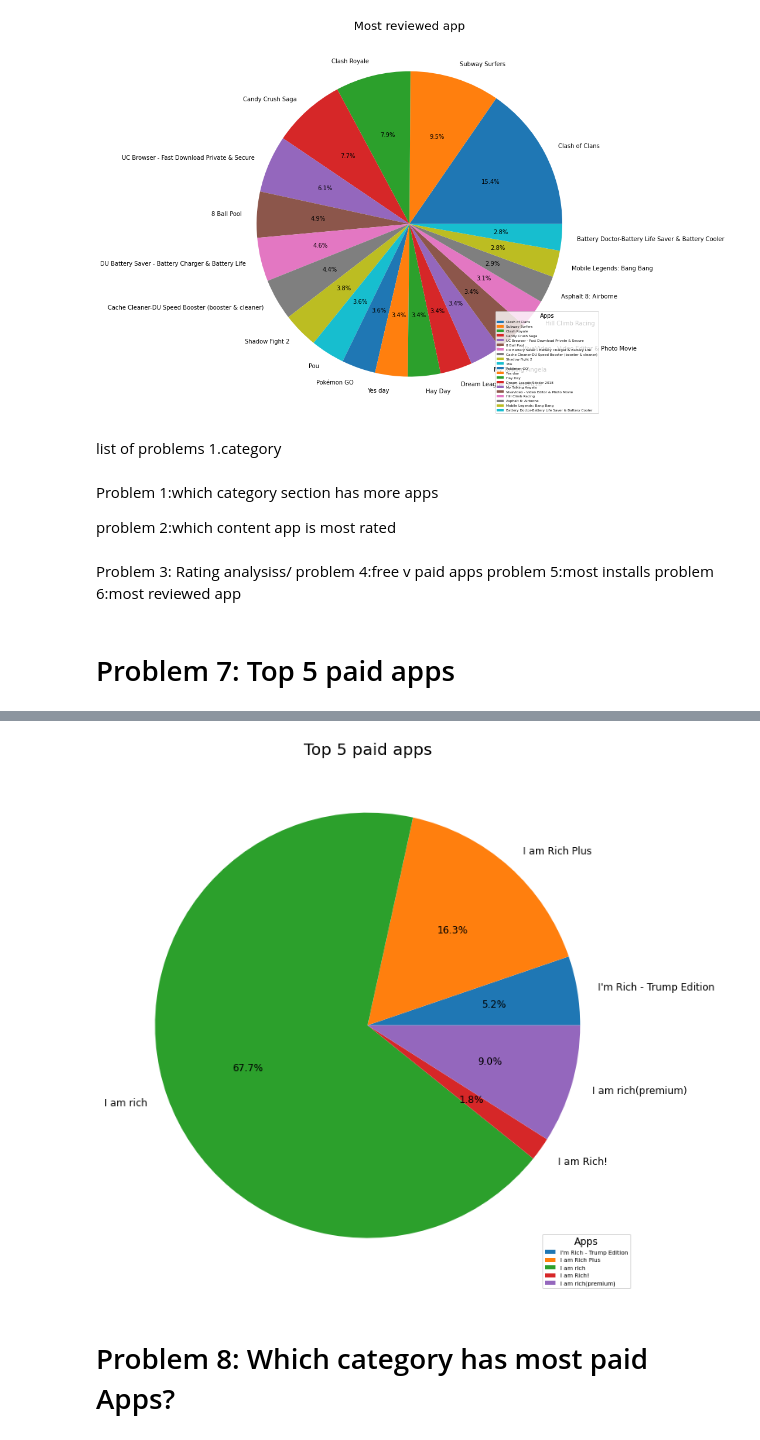
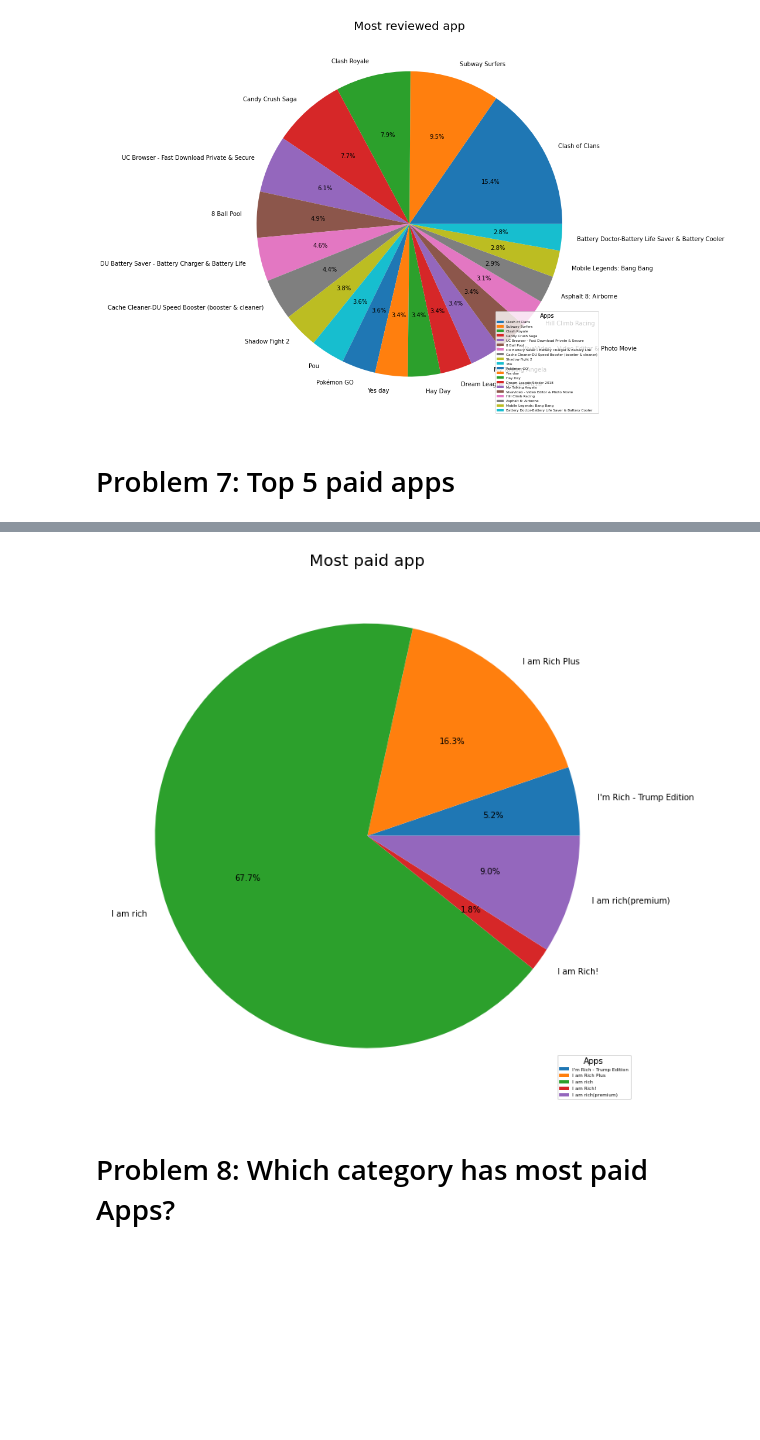
Before and after one commit to Meghanah97/Playstore_data_analysis, a Jupyter notebook: Copy_of_Copy_of_Play_Store_App_Review_Analysis_Capstone_Project.ipynb, the cells around one changed output, grey strips where cells are left out. Cells and saved outputs as stored; diff of their text form; code cells hidden in the pictures; blank space fills up the shorter version.

```diff
--- a/Copy_of_Copy_of_Play_Store_App_Review_Analysis_Capstone_Project.ipynb
+++ b/Copy_of_Copy_of_Play_Store_App_Review_Analysis_Capstone_Project.ipynb
@@ -445,18 +445,6 @@ plt.legend(Apps_with_Highest_rev.App,
           );
 # %% [output]
 [figure]
-# %% [markdown]
-list of problems
-1.category
-# %% [markdown]
-Problem 1:which category section has more apps
-
-problem 2:which content app is most rated
-# %% [markdown]
-Problem 3: Rating analysiss/
-problem 4:free v paid apps
-problem 5:most installs
-problem 6:most reviewed app
 # %% [markdown]
 # Problem 7: Top 5 paid apps
 # %%
@@ -472,14 +460,14 @@ most_paid_app
 # %%
 plt.figure(figsize=(15,12));
 plt.pie(most_paid_app .Reviews, explode=None, labels=most_paid_app.App, autopct='%1.1f%%', startangle=0);
-plt.title('Top 5 paid apps',size = 20);
+plt.title('Most paid app',size = 20);
 plt.legend(most_paid_app.App,
            loc="lower right",
            title="Apps",
            fontsize = "xx-small"
           );
 # %% [output]
-[figure, old version]
+[figure, new version]
 # %% [markdown]
 # Problem 8: Which category has most paid Apps?
 # %%
```
Also changed, not shown: parts of 24 cells of this notebook.
